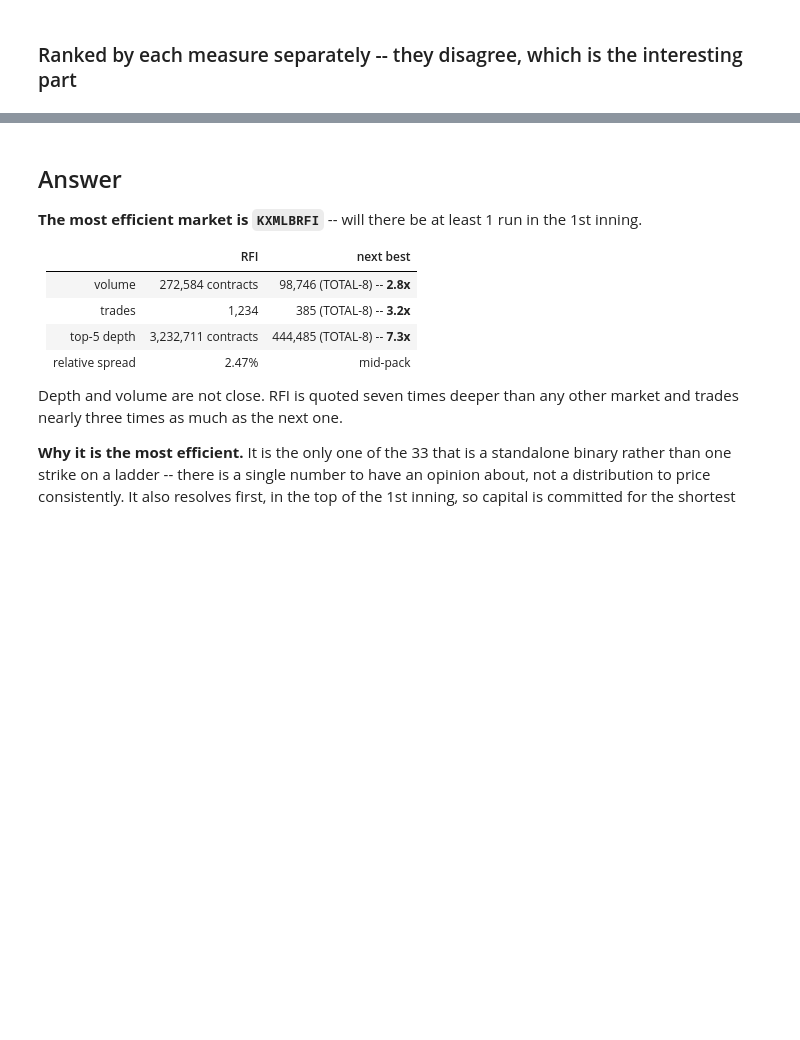
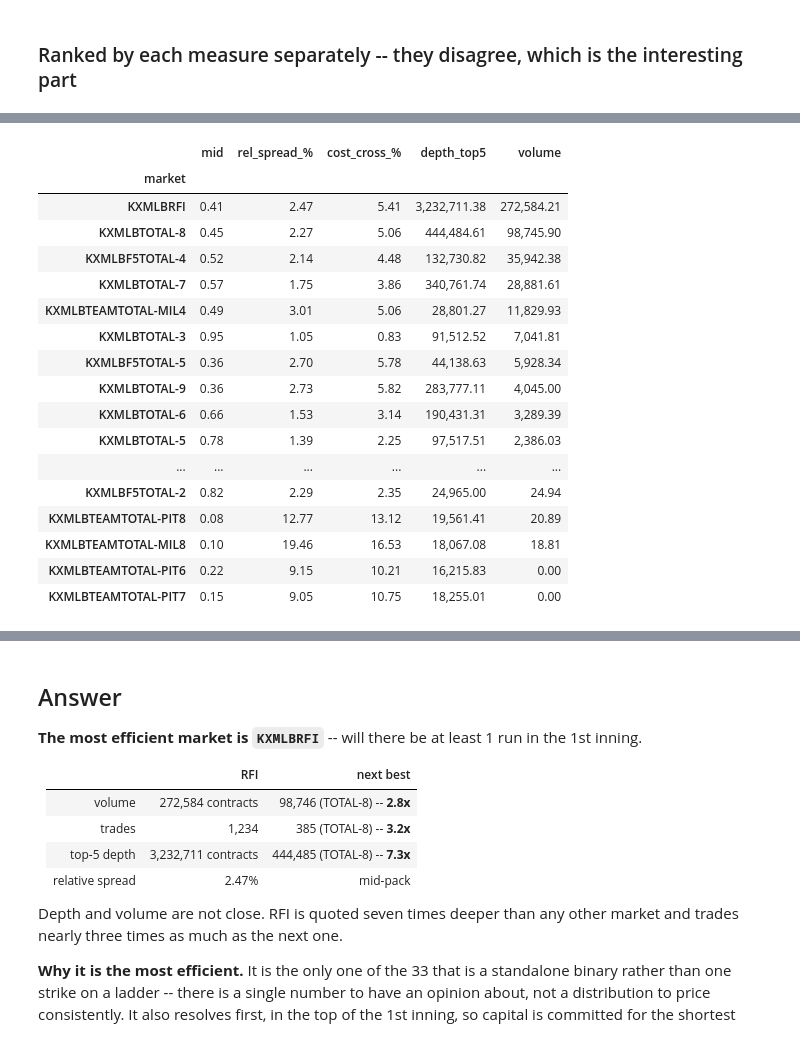
Before and after one commit to jzl4/prediction_market_project, a Jupyter notebook: notebook_3_q1_market_efficiency.ipynb, the cells around one changed output, grey strips where cells are left out. Drawn from its saved outputs; the diff is of its cells as text; code cells hidden in the pictures; blank space fills up the shorter version.

```diff
--- a/notebook_3_q1_market_efficiency.ipynb
+++ b/notebook_3_q1_market_efficiency.ipynb
@@ -63,0 +117,29 @@ for col, asc in [("rel_spread_%", True), ("cost_cross_%", True),
+# %%
+pd.set_option("display.max_rows", 40)
+pd.set_option("display.float_format", "{:,.2f}".format)
+
+COLS = ["rel_spread_%", "cost_cross_%", "depth_top5", "volume"]
+
+# Actual values, all 33 markets, no ranks. Sorted by volume so the busiest markets
+# sit at the top and the long tail of near-untraded strikes is visible underneath.
+full = q1[["mid"] + COLS].sort_values("volume", ascending = False)
+full
+# %% [output]
+|  | mid | rel_spread_% | cost_cross_% | depth_top5 | volume |
+| market |  |  |  |  |  |
+| KXMLBRFI | 0.41 | 2.47 | 5.41 | 3,232,711.38 | 272,584.21 |
+| KXMLBTOTAL-8 | 0.45 | 2.27 | 5.06 | 444,484.61 | 98,745.90 |
+| KXMLBF5TOTAL-4 | 0.52 | 2.14 | 4.48 | 132,730.82 | 35,942.38 |
+| KXMLBTOTAL-7 | 0.57 | 1.75 | 3.86 | 340,761.74 | 28,881.61 |
+| KXMLBTEAMTOTAL-MIL4 | 0.49 | 3.01 | 5.06 | 28,801.27 | 11,829.93 |
+| KXMLBTOTAL-3 | 0.95 | 1.05 | 0.83 | 91,512.52 | 7,041.81 |
+| KXMLBF5TOTAL-5 | 0.36 | 2.70 | 5.78 | 44,138.63 | 5,928.34 |
+| KXMLBTOTAL-9 | 0.36 | 2.73 | 5.82 | 283,777.11 | 4,045.00 |
+| KXMLBTOTAL-6 | 0.66 | 1.53 | 3.14 | 190,431.31 | 3,289.39 |
+| KXMLBTOTAL-5 | 0.78 | 1.39 | 2.25 | 97,517.51 | 2,386.03 |
+| ... | ... | ... | ... | ... | ... |
+| KXMLBF5TOTAL-2 | 0.82 | 2.29 | 2.35 | 24,965.00 | 24.94 |
+| KXMLBTEAMTOTAL-PIT8 | 0.08 | 12.77 | 13.12 | 19,561.41 | 20.89 |
+| KXMLBTEAMTOTAL-MIL8 | 0.10 | 19.46 | 16.53 | 18,067.08 | 18.81 |
+| KXMLBTEAMTOTAL-PIT6 | 0.22 | 9.15 | 10.21 | 16,215.83 | 0.00 |
+| KXMLBTEAMTOTAL-PIT7 | 0.15 | 9.05 | 10.75 | 18,255.01 | 0.00 |
```
Also changed, not shown: parts of 6 cells of this notebook, 1 other file.
